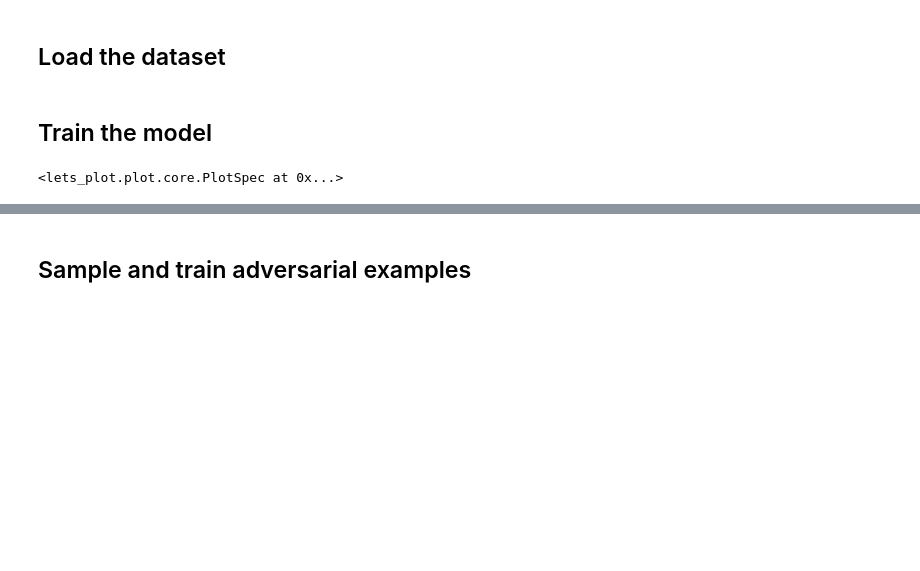
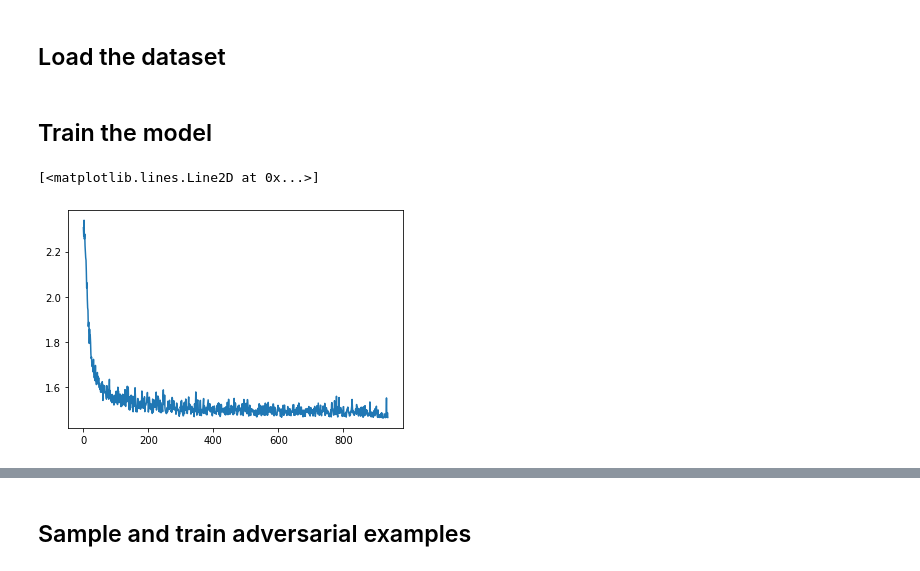
Before and after one commit to niazarak/adversarial-attack, a Jupyter notebook: adversarial-train.ipynb, the cells around one changed output, grey strips where cells are left out. Drawn from its saved outputs; the diff is of its cells as text; code cells hidden in the pictures; blank space fills up the shorter version.

Commit message:
use matplotlib because github cannot render ggplot's dynamic content

```diff
--- a/adversarial-train.ipynb
+++ b/adversarial-train.ipynb
@@ -69,9 +70,11 @@ for e in (range(epochs)):
 
         optimizer.step()
 # %%
-ggplot({'X': list(range(len(losses))), 'Y': losses}) + geom_line(aes(x='X', y='Y'))
+# ggplot({'X': list(range(len(losses))), 'Y': losses}) + geom_line(aes(x='X', y='Y'))
+plt.plot(losses)
 # %% [output]
-<lets_plot.plot.core.PlotSpec at 0x...>
+[<matplotlib.lines.Line2D at 0x...>]
+[figure, added]
 # %%
 model.eval()
 train_pred = model(train_X)
```
Also changed, not shown: parts of 8 cells of this notebook, 1 other file.
